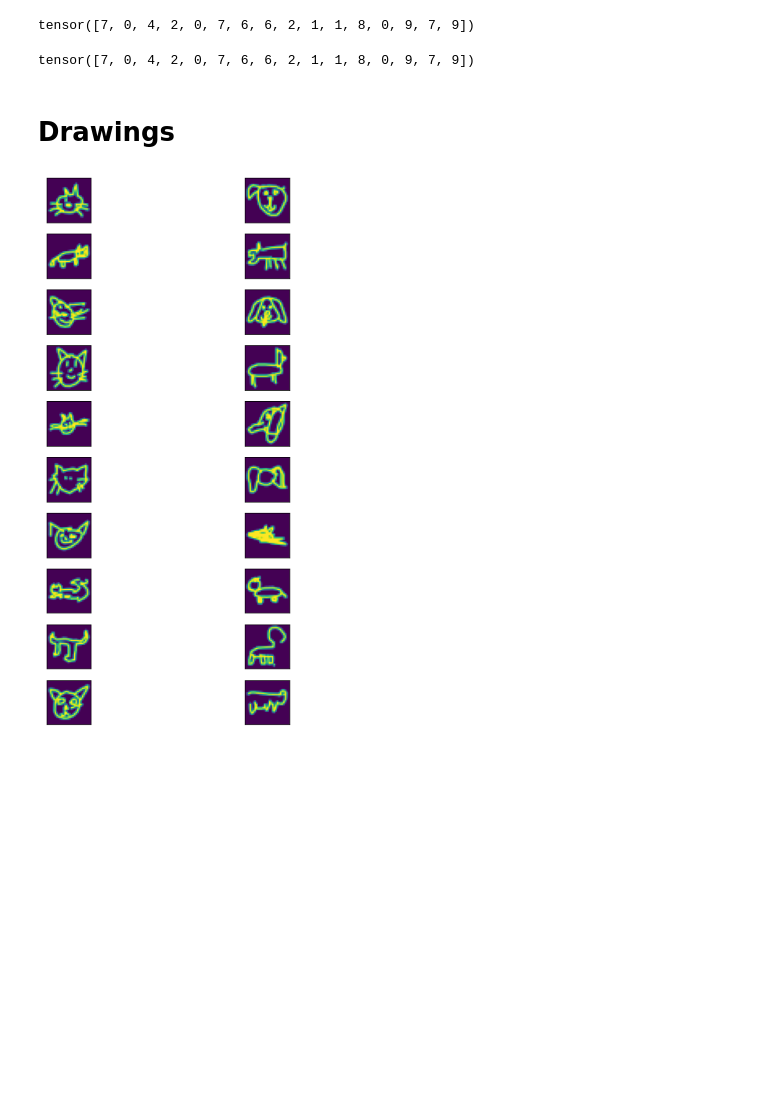
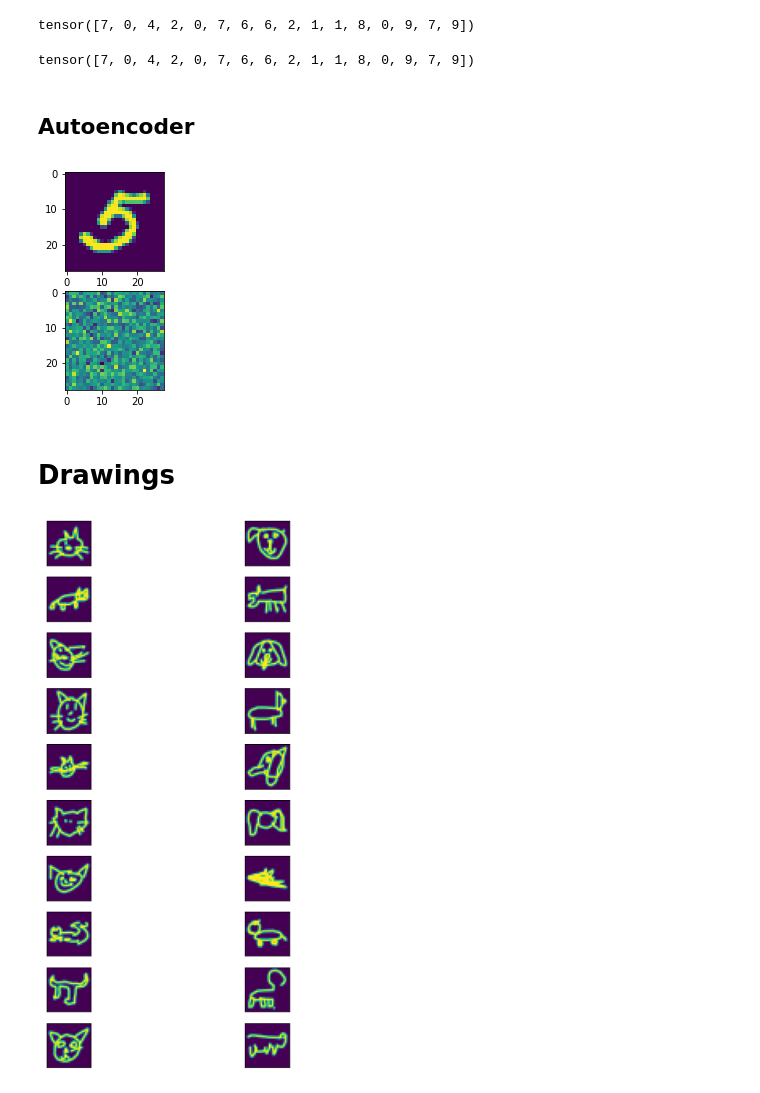
Before and after one commit to Marcus-Friis/aml-mini-project, a Jupyter notebook: torch_test.ipynb, the cells around one changed output. Saved outputs shown, nothing was run; the diff lists cells and outputs as text; code cells hidden in the pictures; blank space fills up the shorter version.

Commit message:
autoencoder test

```diff
--- a/torch_test.ipynb
+++ b/torch_test.ipynb
@@ -150,3 +152,5 @@ tensor([7, 0, 4, 2, 0, 7, 6, 6, 2, 1, 1, 8, 0, 9, 7, 9])
 model(x_batch).argmax(dim=1)
 # %% [output]
 tensor([7, 0, 4, 2, 0, 7, 6, 6, 2, 1, 1, 8, 0, 9, 7, 9])
+# %% [markdown]
+## Autoencoder
@@ -153,3 +175,39 @@ tensor([7, 0, 4, 2, 0, 7, 6, 6, 2, 1, 1, 8, 0, 9, 7, 9])
+# %%
+class Decoder(nn.Module):
+    def __init__(self, in_dim, h1_dim, out_dim):
+        super().__init__()
+        self.relu = nn.ReLU()
+        self.softmax = nn.Softmax()
+
+        self.l1 = nn.Linear(in_dim, h1_dim)
+        self.l2 = nn.Linear(h1_dim, out_dim)
+
+    def forward(self, x):
+        x = self.l1(x)
+        x = self.relu(x)
+        x = self.l2(x)
+
+        return x.reshape(-1, 28, 28)
+# %%
+in_dim = 28*28
+h_dim = 100
+enc_dim = 10
+
+encoder = Encoder(in_dim, h_dim, enc_dim)
+decoder = Decoder(enc_dim, h_dim, in_dim)
+
+for x, y in trainloader:
+    latent = encoder(x)
+    out = decoder(latent)
+
+    fig, ax = plt.subplots(2)
+    ax[0].imshow(x[0][0])
+    ax[1].imshow(out[0].detach().numpy())
+
+
+    break
+# %% [output]
+[figure, added]
 # %% [markdown]
 # Drawings
 # %%
```
Also changed, not shown: parts of 2 cells of this notebook, 1 other file.
